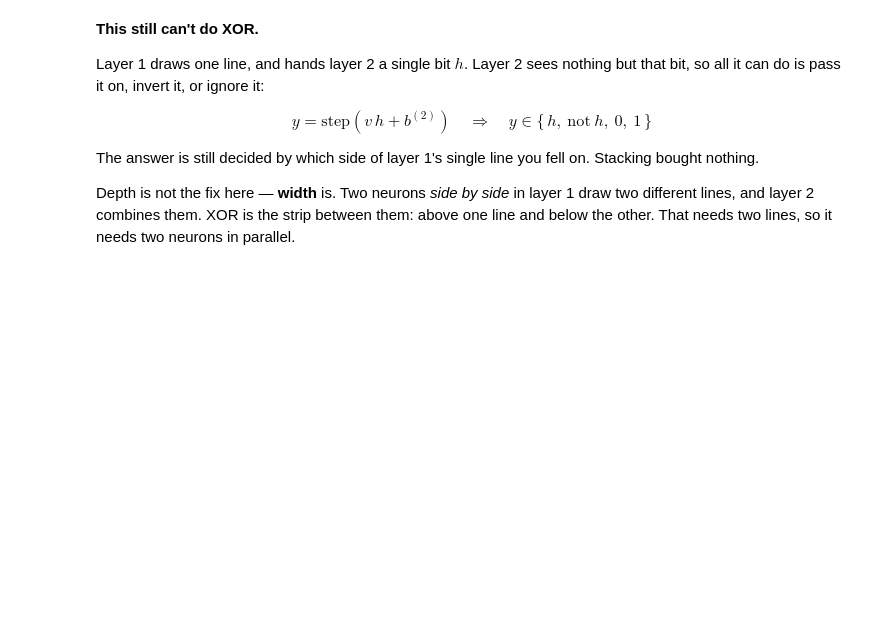
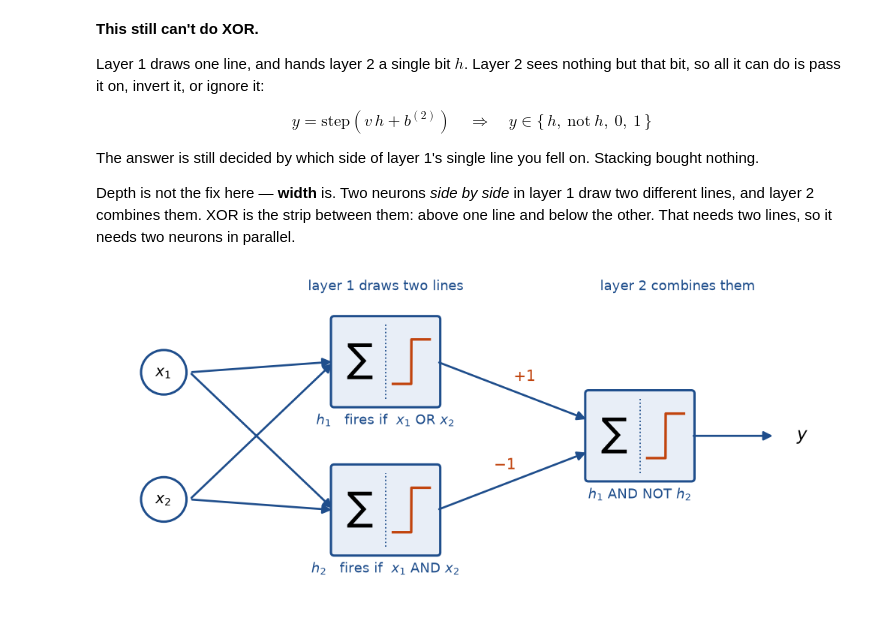
Before and after one commit to John-Anthony-Heaney/graft, a Jupyter notebook: Book.ipynb, the cells around one changed output. Cells and saved outputs as stored; diff of their text form; code cells hidden in the pictures; blank space fills up the shorter version.

Commit message:
2-2-1 network: the diagram and why it solves XOR
Co-Authored-By: Claude Opus 5 <noreply@anthropic.com>

```diff
--- a/Book.ipynb
+++ b/Book.ipynb
@@ -81,3 +81,7 @@ Depth is not the fix here — **width** is. Two neurons *side by side* in layer
 draw two different lines, and layer 2 combines them. XOR is the strip between
 them: above one line and below the other. That needs two lines, so it needs two
 neurons in parallel.
+# %%
+xor_net_diagram()
+# %% [output]
+[figure, added]
```
Also changed, not shown: parts of 1 cell of this notebook, 1 other file.
